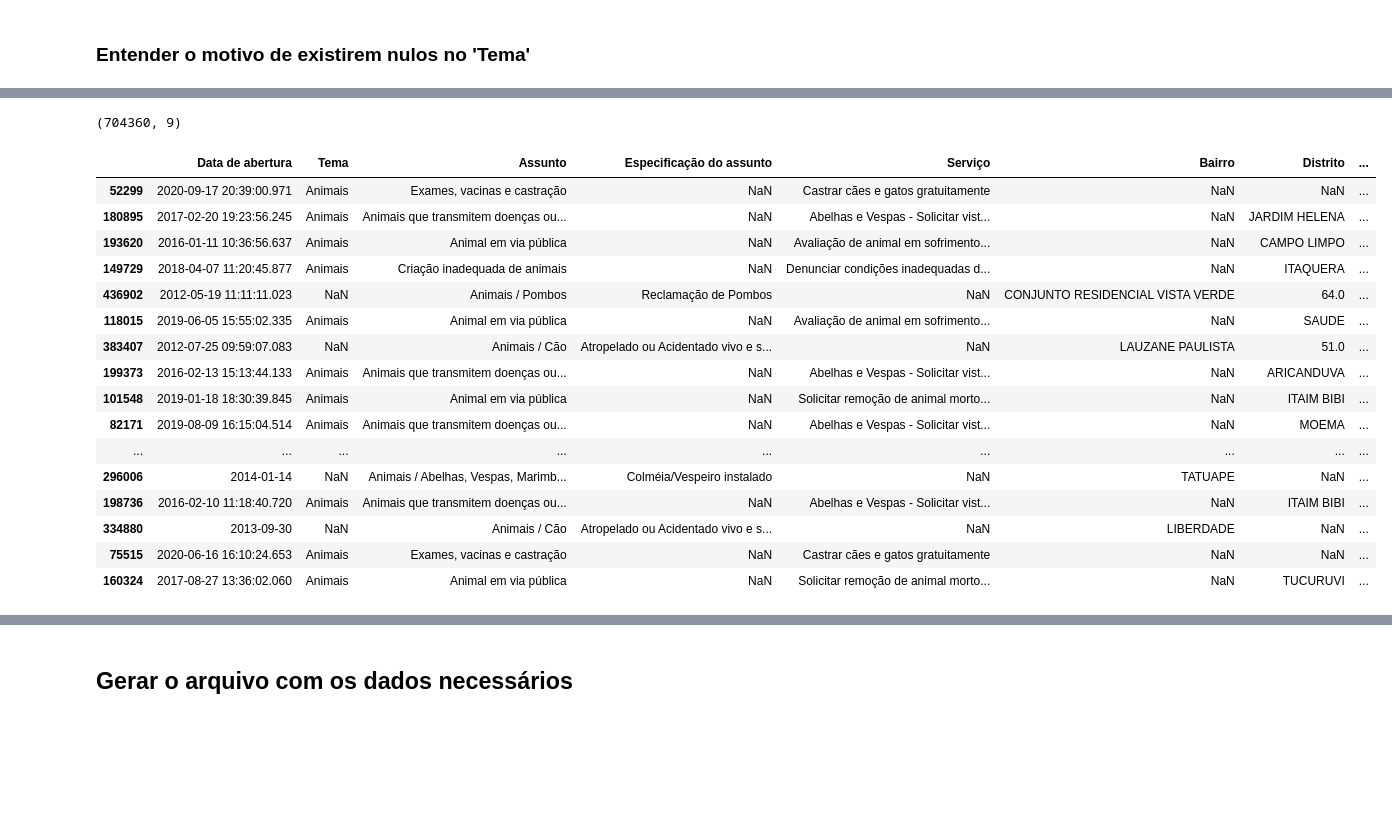
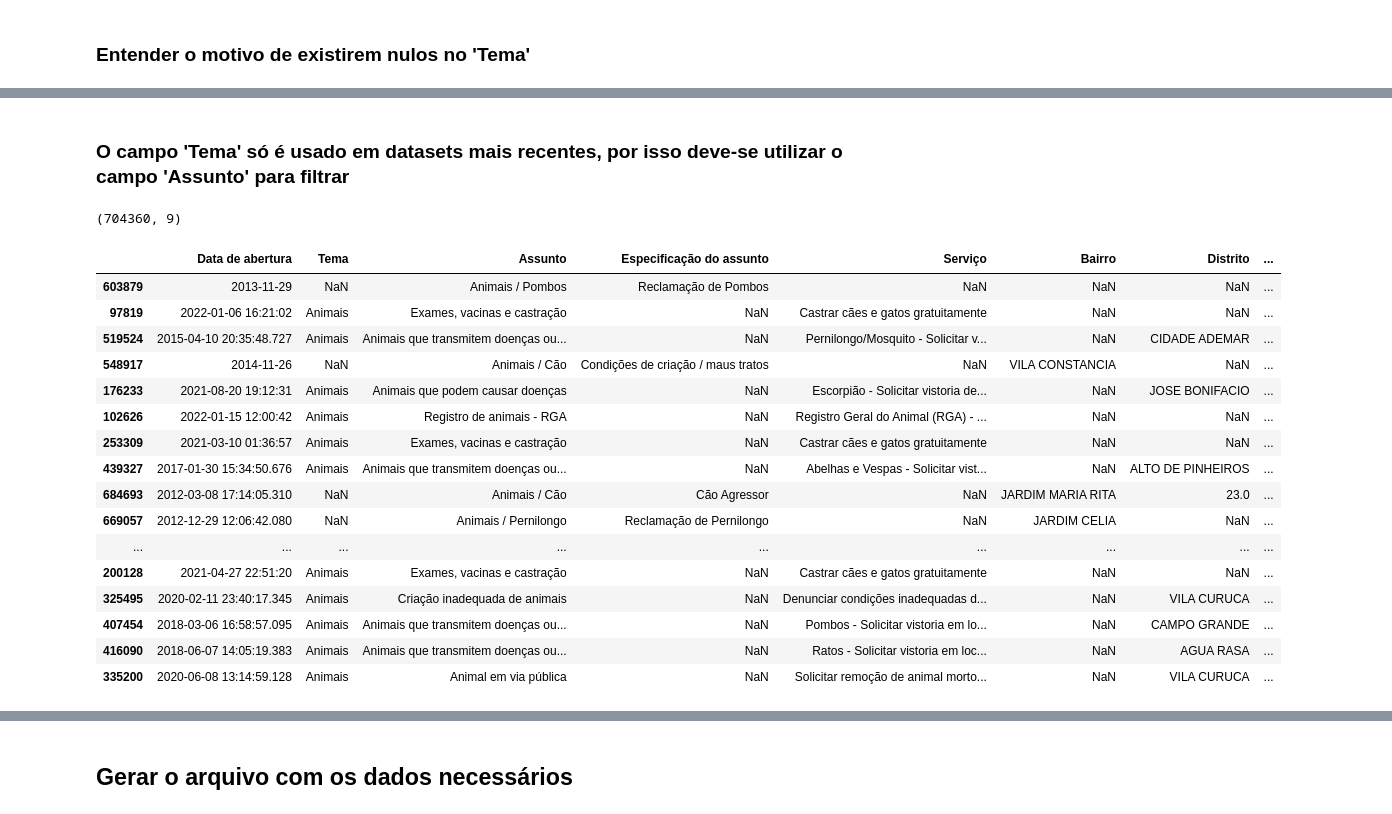
Before and after one commit to DemikFR/Analise-Controle-Zoonoses-SP156, a Jupyter notebook: base_dados/data_scraping.ipynb, the cells around one changed output, grey strips where cells are left out. Cells and saved outputs as stored; diff of their text form; code cells hidden in the pictures; blank space fills up the shorter version.

Commit message:
Tratamento total dos campos de assunto e localização

```diff
--- a/base_dados/data_scraping.ipynb
+++ b/base_dados/data_scraping.ipynb
@@ -186,6 +188,8 @@ df[df.Tema.isnull()]['Assunto'].drop_duplicates()
 13306464                    CET / Cancelamento de Ocorrências
 13538834                Central de Atendimento Telefonico 156
 Name: Assunto, dtype: object
+# %% [markdown]
+### O campo 'Tema' só é usado em datasets mais recentes, por isso deve-se utilizar o campo 'Assunto' para filtrar
 # %%
 df1 = df[df['Assunto'].str.contains('Animais', regex=False) | df['Tema'].str.contains(r'^Anim.*|^Pragas.*', regex=True)].reset_index(drop=True)
 # %%
@@ -193,22 +197,22 @@ df1.shape
 # %% [output]
 (704360, 9)
 # %%
-df.sample(20)
+df1.sample(20)
 # %% [output]
 |  | Data de abertura | Tema | Assunto | Especificação do assunto | Serviço | Bairro | Distrito | ... |
-| 52299 | 2020-09-17 20:39:00.971 | Animais | Exames, vacinas e castração | NaN | Castrar cães e gatos gratuitamente | NaN | NaN | ... |
-| 180895 | 2017-02-20 19:23:56.245 | Animais | Animais que transmitem doenças ou... | NaN | Abelhas e Vespas - Solicitar vist... | NaN | JARDIM HELENA | ... |
-| 193620 | 2016-01-11 10:36:56.637 | Animais | Animal em via pública | NaN | Avaliação de animal em sofrimento... | NaN | CAMPO LIMPO | ... |
-| 149729 | 2018-04-07 11:20:45.877 | Animais | Criação inadequada de animais | NaN | Denunciar condições inadequadas d... | NaN | ITAQUERA | ... |
-| 436902 | 2012-05-19 11:11:11.023 | NaN | Animais / Pombos | Reclamação de Pombos | NaN | CONJUNTO RESIDENCIAL VISTA VERDE | 64.0 | ... |
-| 118015 | 2019-06-05 15:55:02.335 | Animais | Animal em via pública | NaN | Avaliação de animal em sofrimento... | NaN | SAUDE | ... |
-| 383407 | 2012-07-25 09:59:07.083 | NaN | Animais / Cão | Atropelado ou Acidentado vivo e s... | NaN | LAUZANE PAULISTA | 51.0 | ... |
-| 199373 | 2016-02-13 15:13:44.133 | Animais | Animais que transmitem doenças ou... | NaN | Abelhas e Vespas - Solicitar vist... | NaN | ARICANDUVA | ... |
-| 101548 | 2019-01-18 18:30:39.845 | Animais | Animal em via pública | NaN | Solicitar remoção de animal morto... | NaN | ITAIM BIBI | ... |
-| 82171 | 2019-08-09 16:15:04.514 | Animais | Animais que transmitem doenças ou... | NaN | Abelhas e Vespas - Solicitar vist... | NaN | MOEMA | ... |
+| 603879 | 2013-11-29 | NaN | Animais / Pombos | Reclamação de Pombos | NaN | NaN | NaN | ... |
+| 97819 | 2022-01-06 16:21:02 | Animais | Exames, vacinas e castração | NaN | Castrar cães e gatos gratuitamente | NaN | NaN | ... |
+| 519524 | 2015-04-10 20:35:48.727 | Animais | Animais que transmitem doenças ou... | NaN | Pernilongo/Mosquito - Solicitar v... | NaN | CIDADE ADEMAR | ... |
+| 548917 | 2014-11-26 | NaN | Animais / Cão | Condições de criação / maus tratos | NaN | VILA CONSTANCIA | NaN | ... |
+| 176233 | 2021-08-20 19:12:31 | Animais | Animais que podem causar doenças | NaN | Escorpião - Solicitar vistoria de... | NaN | JOSE BONIFACIO | ... |
+| 102626 | 2022-01-15 12:00:42 | Animais | Registro de animais - RGA | NaN | Registro Geral do Animal (RGA) - ... | NaN | NaN | ... |
+| 253309 | 2021-03-10 01:36:57 | Animais | Exames, vacinas e castração | NaN | Castrar cães e gatos gratuitamente | NaN | NaN | ... |
+| 439327 | 2017-01-30 15:34:50.676 | Animais | Animais que transmitem doenças ou... | NaN | Abelhas e Vespas - Solicitar vist... | NaN | ALTO DE PINHEIROS | ... |
+| 684693 | 2012-03-08 17:14:05.310 | NaN | Animais / Cão | Cão Agressor | NaN | JARDIM MARIA RITA | 23.0 | ... |
+| 669057 | 2012-12-29 12:06:42.080 | NaN | Animais / Pernilongo | Reclamação de Pernilongo | NaN | JARDIM CELIA | NaN | ... |
 | ... | ... | ... | ... | ... | ... | ... | ... | ... |
-| 296006 | 2014-01-14 | NaN | Animais / Abelhas, Vespas, Marimb... | Colméia/Vespeiro instalado | NaN | TATUAPE | NaN | ... |
-| 198736 | 2016-02-10 11:18:40.720 | Animais | Animais que transmitem doenças ou... | NaN | Abelhas e Vespas - Solicitar vist... | NaN | ITAIM BIBI | ... |
-| 334880 | 2013-09-30 | NaN | Animais / Cão | Atropelado ou Acidentado vivo e s... | NaN | LIBERDADE | NaN | ... |
-| 75515 | 2020-06-16 16:10:24.653 | Animais | Exames, vacinas e castração | NaN | Castrar cães e gatos gratuitamente | NaN | NaN | ... |
-| 160324 | 2017-08-27 13:36:02.060 | Animais | Animal em via pública | NaN | Solicitar remoção de animal morto... | NaN | TUCURUVI | ... |
+| 200128 | 2021-04-27 22:51:20 | Animais | Exames, vacinas e castração | NaN | Castrar cães e gatos gratuitamente | NaN | NaN | ... |
+| 325495 | 2020-02-11 23:40:17.345 | Animais | Criação inadequada de animais | NaN | Denunciar condições inadequadas d... | NaN | VILA CURUCA | ... |
+| 407454 | 2018-03-06 16:58:57.095 | Animais | Animais que transmitem doenças ou... | NaN | Pombos - Solicitar vistoria em lo... | NaN | CAMPO GRANDE | ... |
+| 416090 | 2018-06-07 14:05:19.383 | Animais | Animais que transmitem doenças ou... | NaN | Ratos - Solicitar vistoria em loc... | NaN | AGUA RASA | ... |
+| 335200 | 2020-06-08 13:14:59.128 | Animais | Animal em via pública | NaN | Solicitar remoção de animal morto... | NaN | VILA CURUCA | ... |
```
Also changed, not shown: parts of 26 cells of this notebook.
